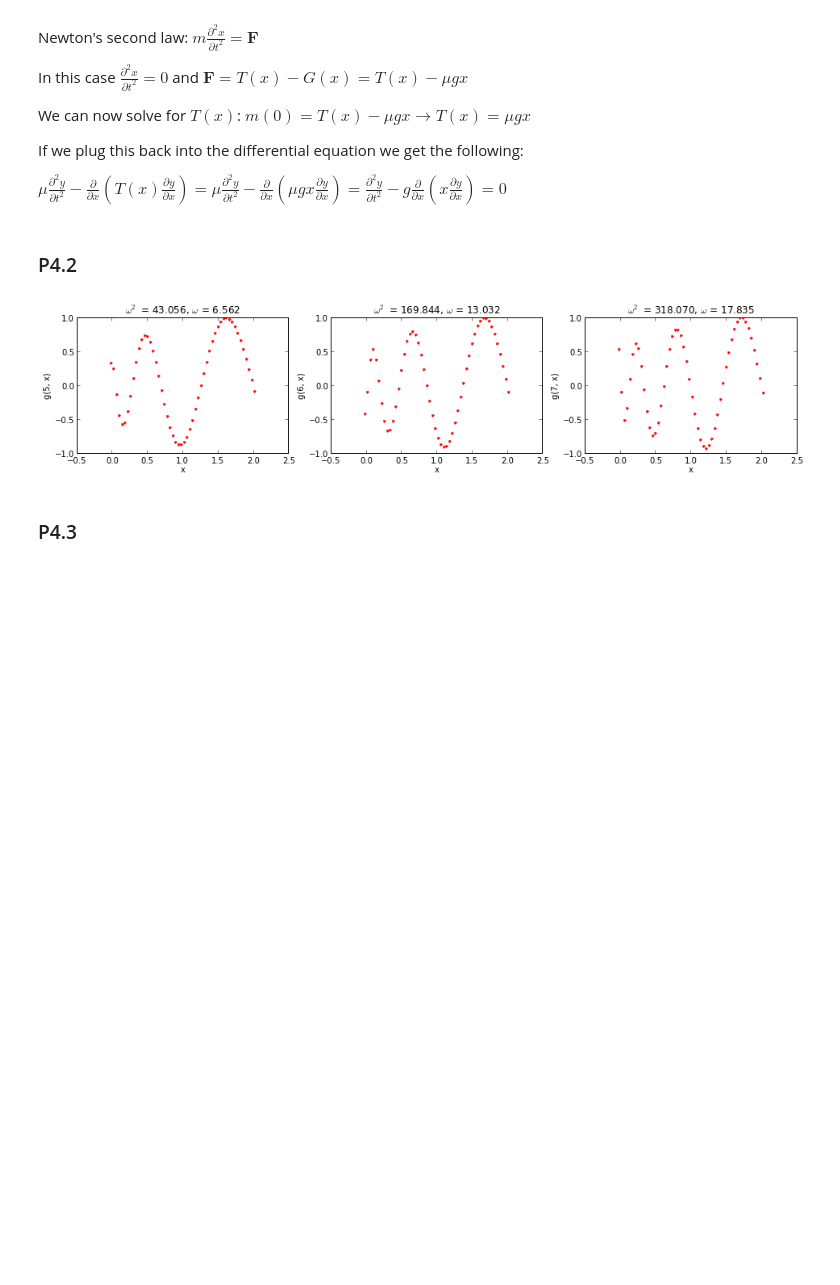
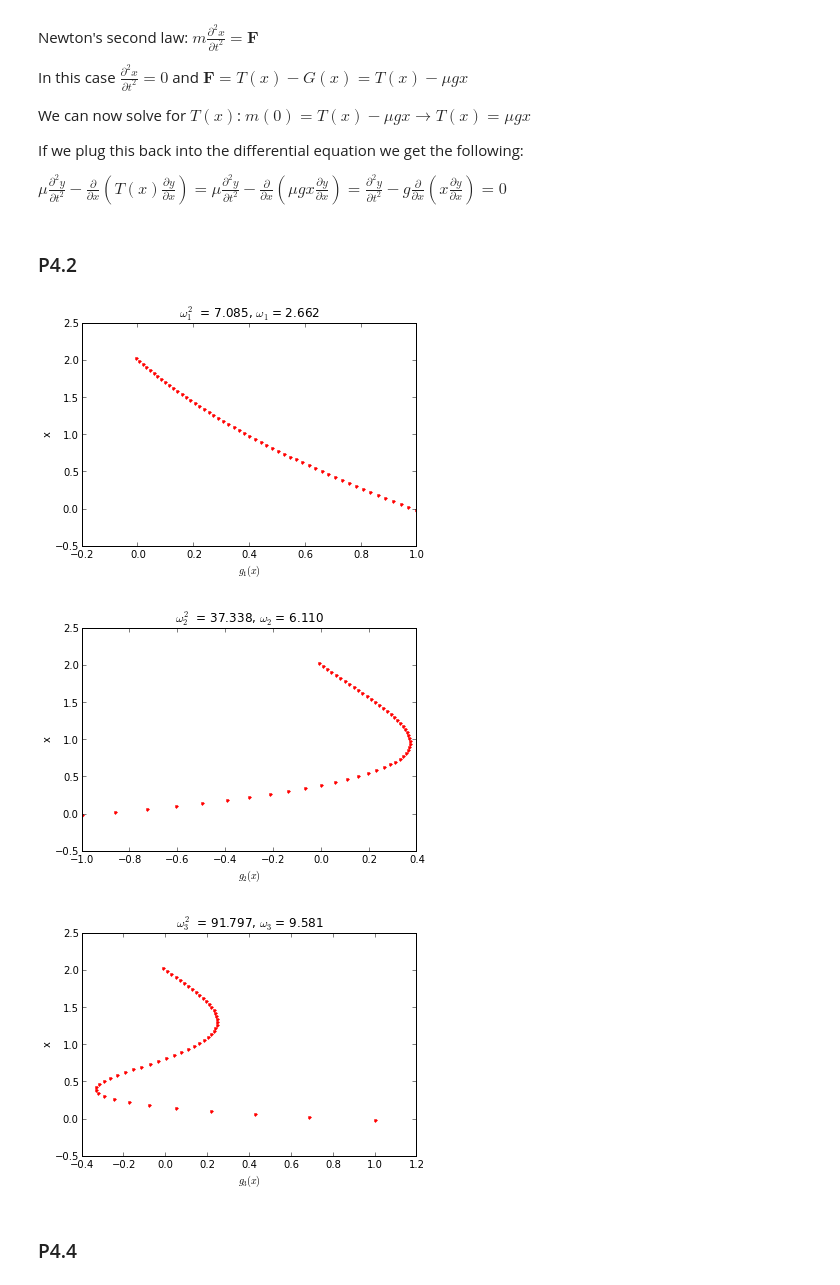
Before and after one commit to sglyon/BYUclasses, a Jupyter notebook: Physics/P430/Python/Lab4.ipynb, the cells around one changed output. Cells and saved outputs as stored; diff of their text form; code cells hidden in the pictures; blank space fills up the shorter version.

```diff
--- a/Physics/P430/Python/Lab4.ipynb
+++ b/Physics/P430/Python/Lab4.ipynb
@@ -32,42 +34,46 @@ x, h = make_grid(xmin, xmax, n, 'cell_center_ghost')
 # Get number of elements in x (number of rows in A and B)
 n_rows = x.size
 
 # Create A matrix
 A = np.zeros((n_rows, n_rows))
 A[-1, -2] = 1. / 2  # Equation 4.8
 A[-1, -1] = 1. / 2  # Equation 4.8
 A[0, 0] = -1. / h  # Equation 4.10
 A[0, 1] = 1. / h  # Equation 4.10
 
 for i in xrange(1, n_rows - 1):  # Fill in all other rows of A
-    A[i, i - 1: i + 2] = [1 / (h ** 2) * x[i] + 1 / (2 * h),
+    A[i, i - 1: i + 2] = [1 / (h ** 2) * x[i] - 1 / (2 * h),
                           - 2 / (h ** 2) * x[i],
                           1 / (h ** 2) * x[i] + 1 / (2 * h)]
 
 # Create B matrix
 B = np.eye(n_rows)
 B[-1, -1] = 0  # Equation 4.8
+B[0, 0] = 1. / 2  # Equation 4.10
 B[0, 1] = 1. / 2  # Equation 4.10
 
 # Solve genearalized eigenvalue problem (eigen.m for python)
 lamb, v1 = la.eig(A, B)
 w2raw =  - lamb * 9.8  # g = 9.8
 w2, k = [np.sort(w2raw), np.argsort(w2raw)]  # sort and get indices
 
 num_plots = 3
-plt.figure(figsize = (16, 3))
+# plt.figure(figsize = (16, 3))
 
-for i in range(4, 4 + num_plots):
-    t = r'$\omega^2$ = %.3f, $\omega$ = %.3f' % (w2[i], np.sqrt(w2[i]))
+for i in range(num_plots):
+    t = r'$\omega_{%s}^2$ = %.3f, $\omega_{%s}$ = %.3f' \
+                % (i + 1, w2[i], i + 1, np.sqrt(np.abs(w2[i])))
     gn = v1[:, k[i]]
-    w = (i + 1) * np.pi / L
-    plt.subplot(1, num_plots, i - 3)
-    plt.plot(x, gn, 'r.')
+    # plt.subplot(1, num_plots, i + 1)
+    plt.figure()
+    plt.plot(gn, x, 'r.')
     plt.title(t)
-    plt.xlabel('x')
-    plt.ylabel('g(%i, x)' % (i + 1))
+    plt.xlabel(r'$g_{%s}(x)$' % (i + 1))
+    plt.ylabel('x')
     plt.draw()
 # %% [output]
-[figure, old version]
+[figure, new version]
+[figure, added]
+[figure, added]
 # %% [markdown]
-### P4.3
+### P4.4
```
Also changed, not shown: parts of 4 cells of this notebook, 4 other files.
